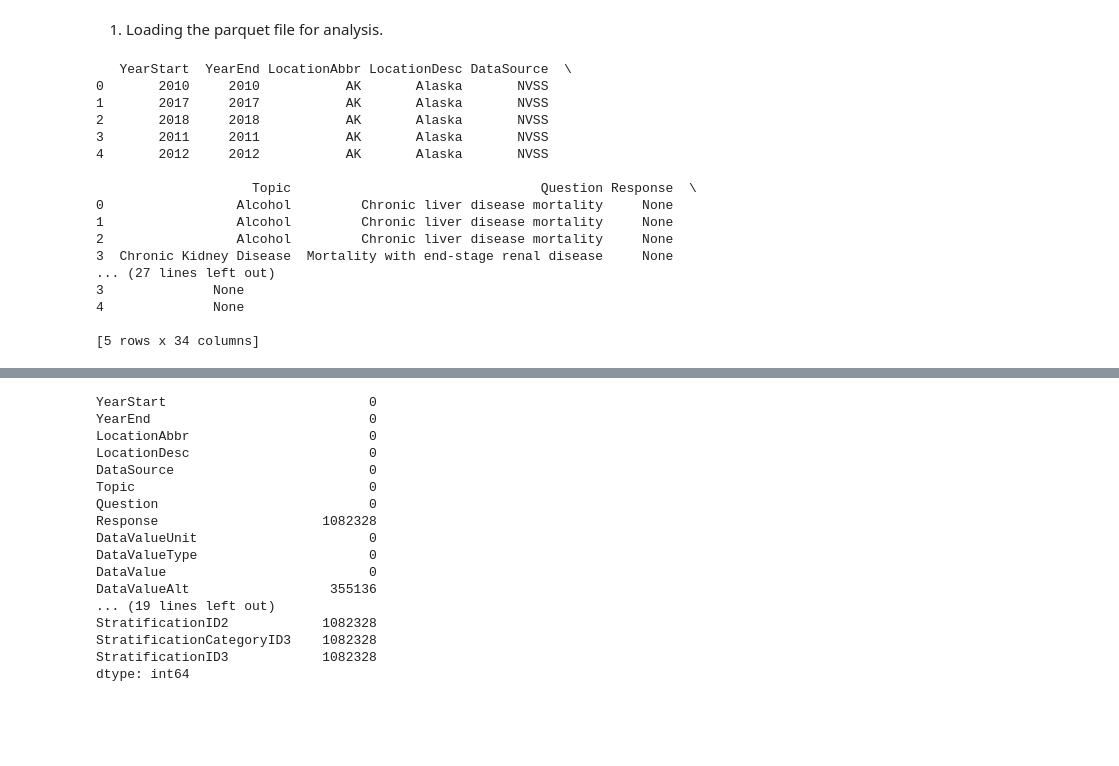
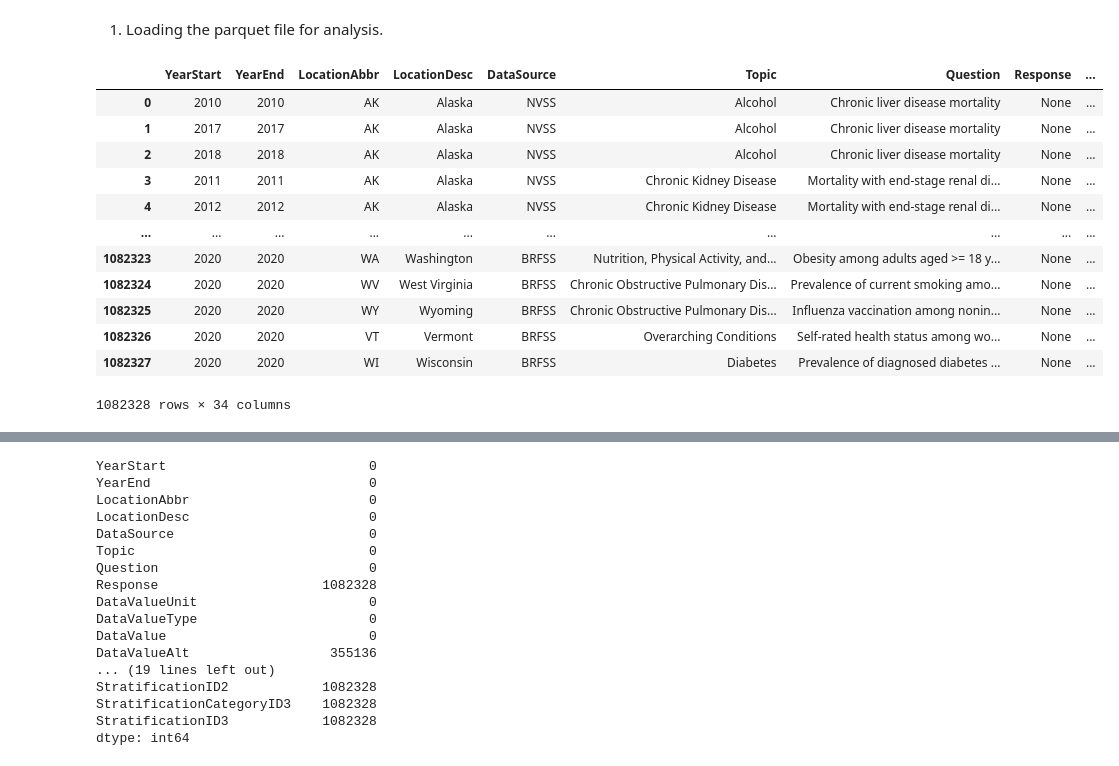
Before and after one commit to andeepl7/FProject_VisualAnalytics, a Jupyter notebook: ETL- Chronic diseases.ipynb, the cells around one changed output, grey strips where cells are left out. Saved outputs shown, nothing was run; the diff lists cells and outputs as text; code cells hidden in the pictures; blank space fills up the shorter version.

```diff
--- a/ETL- Chronic diseases.ipynb
+++ b/ETL- Chronic diseases.ipynb
@@ -1,32 +1,26 @@
 # %% [markdown]
 1. Loading the parquet file for analysis.
 # %%
-import matrix as matrix
 import pandas as pd
 import numpy as np
 import seaborn as sns
 import pyarrow
 import fastparquet
 
 
 df = pd.read_parquet('cdi.parquet')
-
-print(df.head())
+df
 # %% [output]
+|  | YearStart | YearEnd | LocationAbbr | LocationDesc | DataSource | Topic | Question | Response | ... |
+| 0 | 2010 | 2010 | AK | Alaska | NVSS | Alcohol | Chronic liver disease mortality | None | ... |
+| 1 | 2017 | 2017 | AK | Alaska | NVSS | Alcohol | Chronic liver disease mortality | None | ... |
+| 2 | 2018 | 2018 | AK | Alaska | NVSS | Alcohol | Chronic liver disease mortality | None | ... |
+| 3 | 2011 | 2011 | AK | Alaska | NVSS | Chronic Kidney Disease | Mortality with end-stage renal di... | None | ... |
+| 4 | 2012 | 2012 | AK | Alaska | NVSS | Chronic Kidney Disease | Mortality with end-stage renal di... | None | ... |
+| ... | ... | ... | ... | ... | ... | ... | ... | ... | ... |
+| 1082323 | 2020 | 2020 | WA | Washington | BRFSS | Nutrition, Physical Activity, and... | Obesity among adults aged >= 18 y... | None | ... |
+| 1082324 | 2020 | 2020 | WV | West Virginia | BRFSS | Chronic Obstructive Pulmonary Dis... | Prevalence of current smoking amo... | None | ... |
+| 1082325 | 2020 | 2020 | WY | Wyoming | BRFSS | Chronic Obstructive Pulmonary Dis... | Influenza vaccination among nonin... | None | ... |
+| 1082326 | 2020 | 2020 | VT | Vermont | BRFSS | Overarching Conditions | Self-rated health status among wo... | None | ... |
+| 1082327 | 2020 | 2020 | WI | Wisconsin | BRFSS | Diabetes | Prevalence of diagnosed diabetes ... | None | ... |
-   YearStart  YearEnd LocationAbbr LocationDesc DataSource  \
-0       2010     2010           AK       Alaska       NVSS
-1       2017     2017           AK       Alaska       NVSS
-2       2018     2018           AK       Alaska       NVSS
-3       2011     2011           AK       Alaska       NVSS
-4       2012     2012           AK       Alaska       NVSS
-
-                    Topic                                Question Response  \
-0                 Alcohol         Chronic liver disease mortality     None
-1                 Alcohol         Chronic liver disease mortality     None
-2                 Alcohol         Chronic liver disease mortality     None
-3  Chronic Kidney Disease  Mortality with end-stage renal disease     None
-... (27 lines left out)
-3              None
-4              None
-
-[5 rows x 34 columns]
+1082328 rows × 34 columns
```
Also changed, not shown: parts of 39 cells of this notebook, 3 other files.
